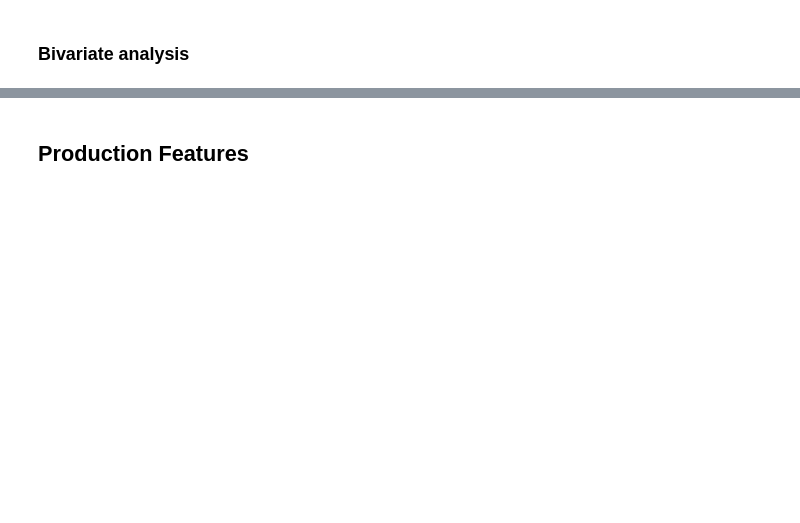
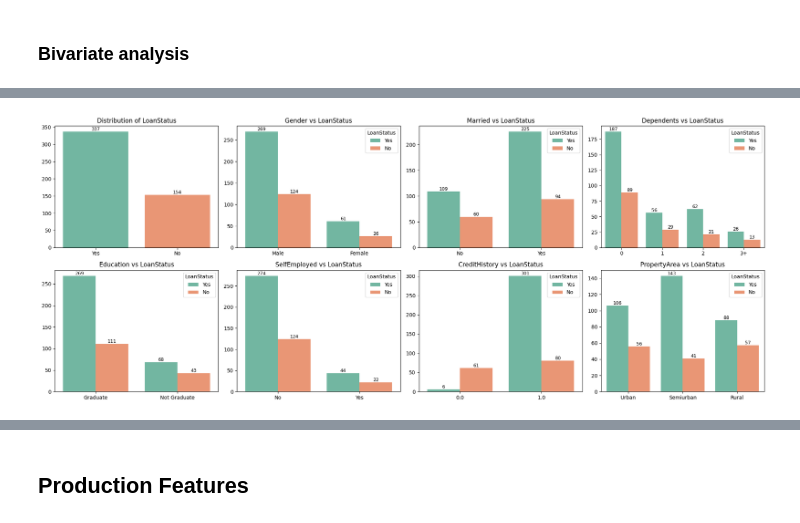
Before and after one commit to ShamsudeenLawal/loan-approval-modeling, a Jupyter notebook: notebook.ipynb, the cells around one changed output, grey strips where cells are left out. Drawn from its saved outputs; the diff is of its cells as text; code cells hidden in the pictures; blank space fills up the shorter version.

```diff
--- a/notebook.ipynb
+++ b/notebook.ipynb
@@ -1119,0 +512,13 @@ joblib.dump(classifier, model_path)
+# %%
+# CATEGORICAL TARGET VS CATEGORICAL FEATURES DISTRIBUTIONS
+plot_target_vs_categorical_features(
+    df=train_df,
+    categorical_columns=CAT_FEATURES,
+    target_column="LoanStatus",
+    xtick_rotation=0,
+    plot_types="bar",
+    figsize_per_plot=(5, 4),
+    cols=4
+)
+# %% [output]
+[figure, added]
```
Also changed, not shown: parts of 121 cells of this notebook, 22 other files.
